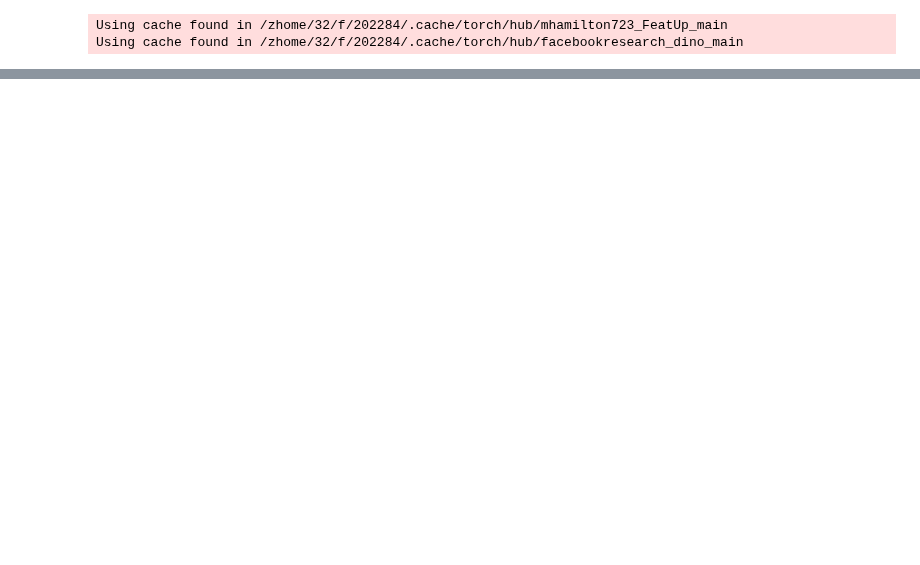
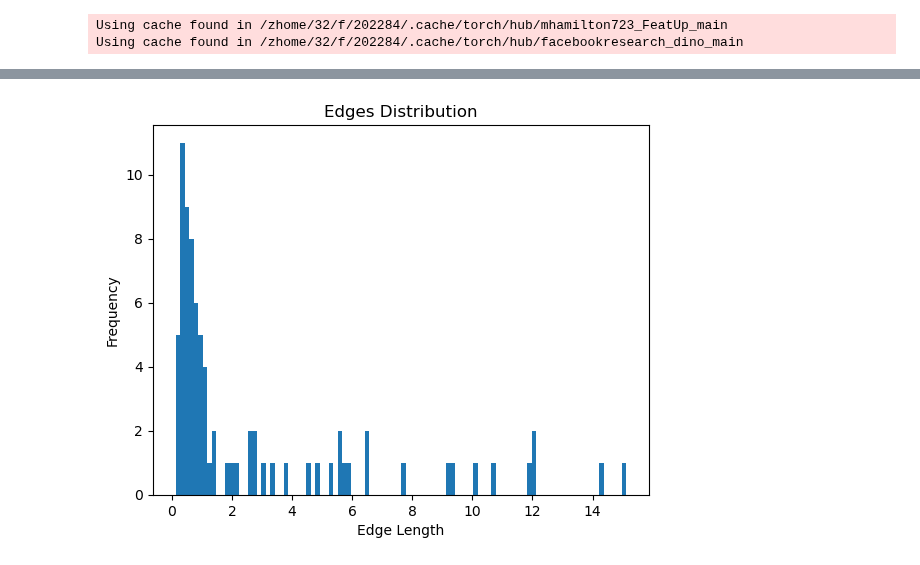
Before and after one commit to wcbup/VOS_boundary_tracking, a Jupyter notebook: DAVIS_train.ipynb, the cells around one changed output, grey strips where cells are left out. Drawn from its saved outputs; the diff is of its cells as text; code cells hidden in the pictures; blank space fills up the shorter version.

```diff
--- a/DAVIS_train.ipynb
+++ b/DAVIS_train.ipynb
@@ -113,0 +220,10 @@ KeyboardInterrupt:
+# %%
+# show edges distribution
+plt.hist(pred_edges, bins=100)
+# label x and y axis
+plt.xlabel("Edge Length")
+plt.ylabel("Frequency")
+plt.title("Edges Distribution")
+plt.show()
+# %% [output]
+[figure, added]
```
Also changed, not shown: parts of 13 cells of this notebook, 8 other files.
